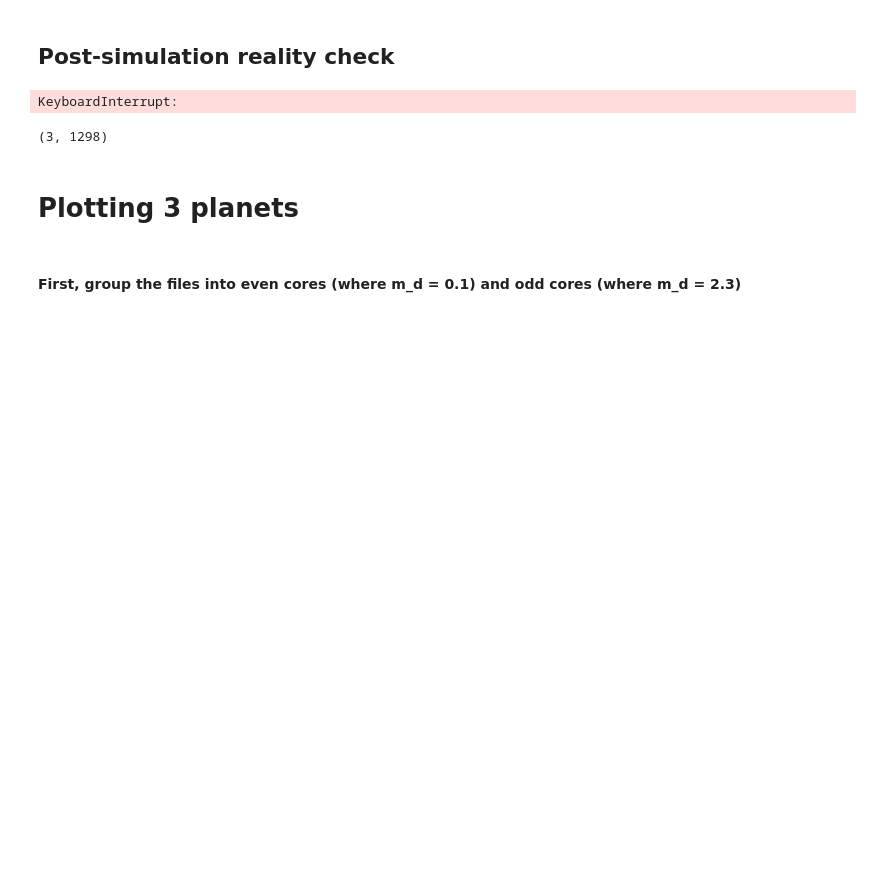
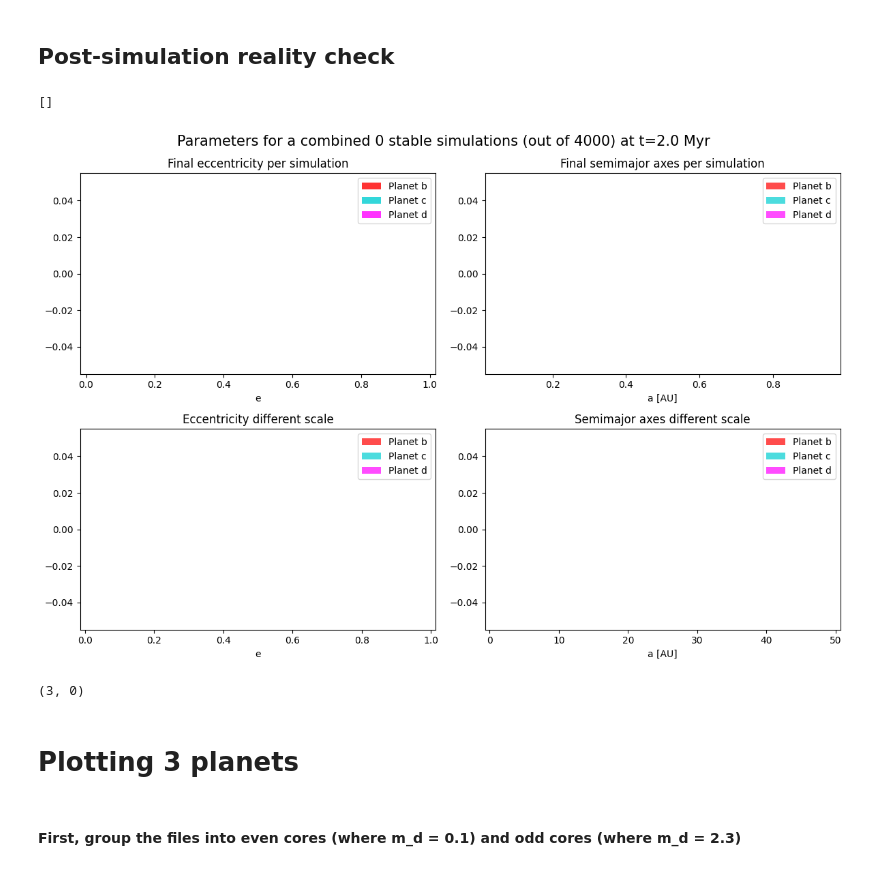
Before and after one commit to allsmurph/thesis_code_capybara, a Jupyter notebook: plot_mass_sampling_2_or_3p.ipynb, the cells around one changed output. Cells and saved outputs as stored; diff of their text form; code cells hidden in the pictures; blank space fills up the shorter version.

```diff
--- a/plot_mass_sampling_2_or_3p.ipynb
+++ b/plot_mass_sampling_2_or_3p.ipynb
@@ -18,7 +18,7 @@ from joblib import Parallel, delayed
 #     files = glob.glob(f'mass_sampling_results/run_{int(run)}_*core_2_3p.nc')
 #     mass_files.extend(files)
 
-mass_files = glob.glob(f'mass_sampling_results/run*_3p_v2.nc')
+mass_files = glob.glob(f'mass_sampling_results/run*_3p_MMR.nc')
 
 def reality_check(filenames):
 
@@ -57,38 +57,39 @@ def reality_check(filenames):
     colors = ['red', 'darkturquoise', 'magenta']
     labels = ['Planet b', 'Planet c', 'Planet d']
 
     n_col = 2
     fig, ax = plt.subplots(2, n_col, figsize=(12,8))
     ax[0, 1].hist(valid_as.T, bins=5, color=colors, label=labels, alpha=0.7, rwidth = 0.4)
     ax[1, 1].hist(valid_as.T, bins=np.linspace(0, 50, 10), color=colors, label=labels, alpha=0.7, rwidth = 0.4)
     ax[0, 1].set_title('Final semimajor axes per simulation')
     ax[1, 1].set_xlabel('a [AU]')
     ax[0, 1].set_xlabel('a [AU]')
     ax[1, 1].set_title('Semimajor axes different scale')
     ax[0, 0].hist(valid_es.T, bins=10, color=colors, label=labels, alpha=0.8, rwidth = 0.4)
     ax[1, 0].hist(valid_es.T, bins=np.linspace(0, 1, 10), color=colors, label=labels, alpha=0.7, rwidth = 0.4)
     ax[0, 0].set_title('Final eccentricity per simulation')
     ax[1, 0].set_title('Eccentricity different scale')
     ax[0, 0].set_xlabel('e')
     ax[1, 0].set_xlabel('e')
 
     for i in range(n_col):
         for j in range(n_col):
             ax[i,j].legend()
 
     plt.suptitle(f'Parameters for a combined {len(valid_as[0])} stable simulations (out of {N}) at t={tmax/1e6:.2} Myr', fontsize=15)
 
     plt.tight_layout()
 
     return valid_as, valid_es
 
 valid_as, valid_es = reality_check(mass_files)
 # %% [output]
-KeyboardInterrupt:
+[]
+[figure, added]
 # %%
 valid_es.shape
 # %% [output]
-(3, 1298)
+(3, 0)
 # %% [markdown]
 # Plotting 3 planets
 # %% [markdown]
```
Also changed, not shown: parts of 3 cells of this notebook, 7 other files.
